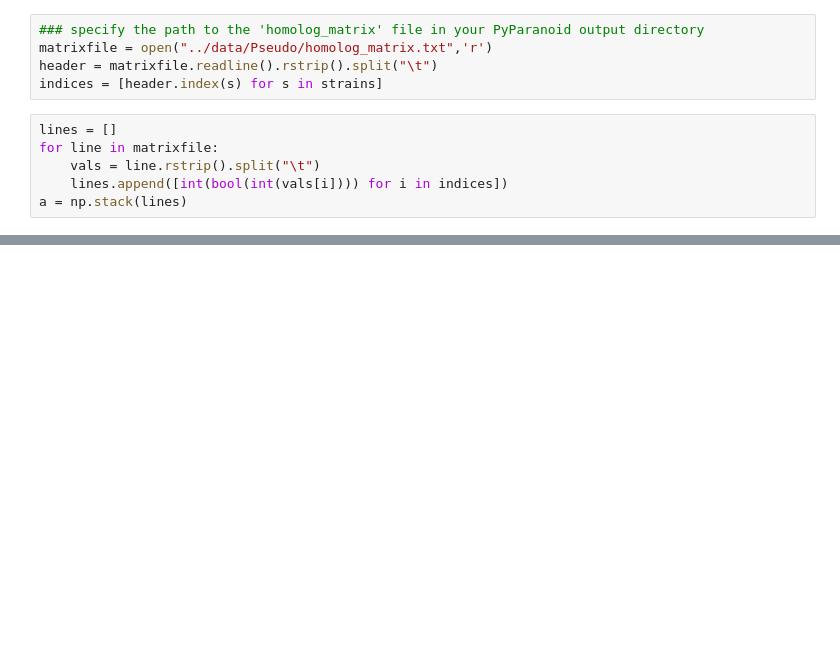
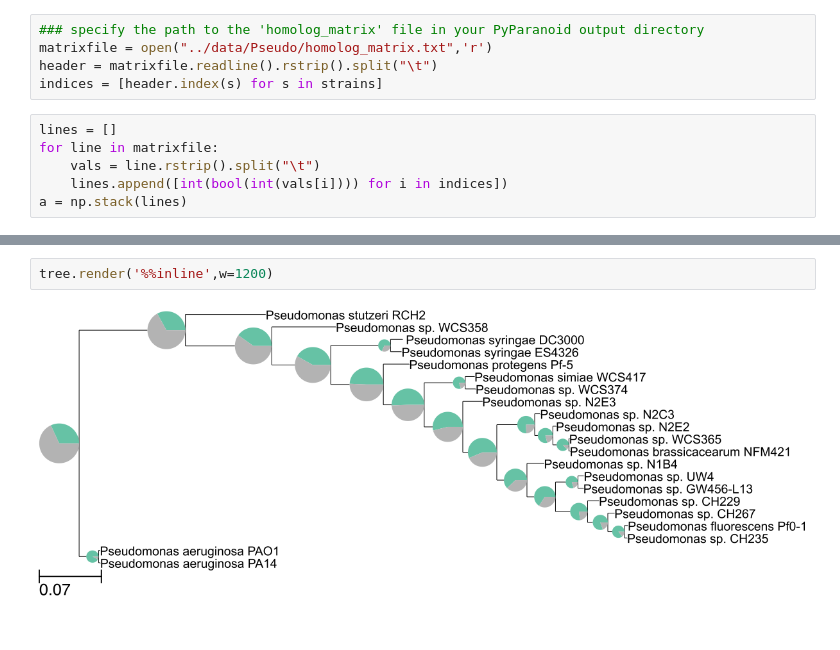
Before and after one commit to ryanmelnyk/PyParanoid, a Jupyter notebook: analysis_ipython/CustomPieChartTree.ipynb, the cells around one changed output, grey strips where cells are left out. Drawn from its saved outputs; the diff is of its cells as text; blank space fills up the shorter version.

Commit message:
updated PieChart notebook

```diff
--- a/analysis_ipython/CustomPieChartTree.ipynb
+++ b/analysis_ipython/CustomPieChartTree.ipynb
@@ -63,0 +86,4 @@ tree.render('%%inline',w=1200)
+# %%
+tree.render('%%inline',w=1200)
+# %% [output]
+[figure, added]
```
Also changed, not shown: parts of 9 cells of this notebook.
